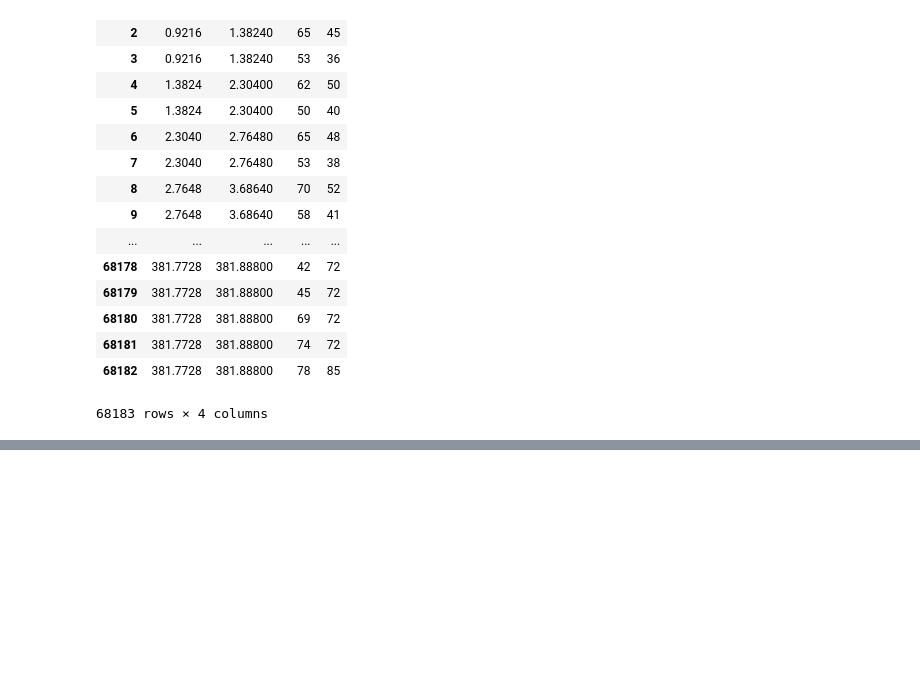
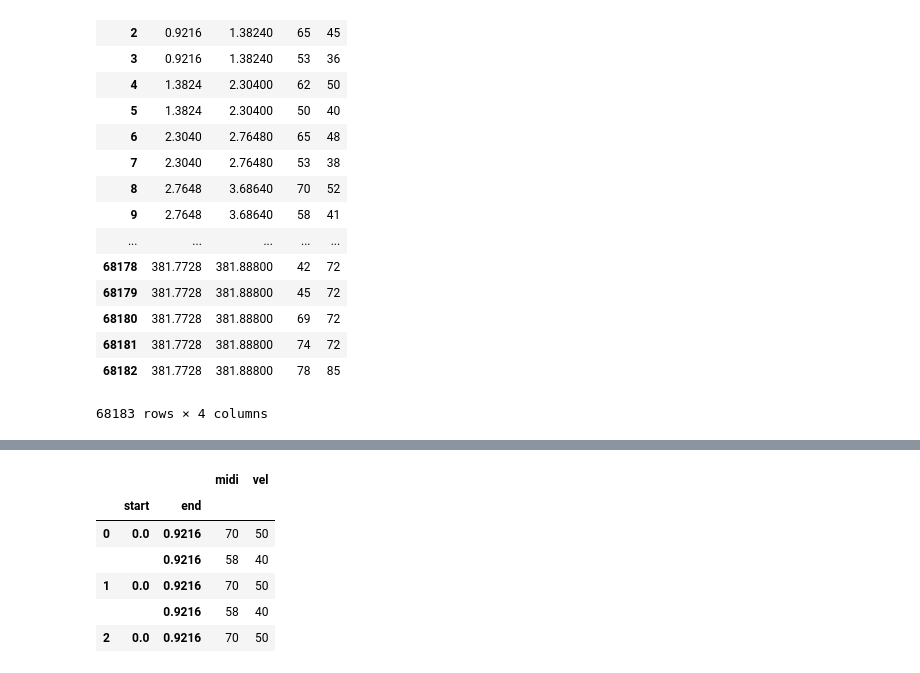
Before and after one commit to maxsun/MusicFinal, a Jupyter notebook: words.ipynb, the cells around one changed output, grey strips where cells are left out. Cells and saved outputs as stored; diff of their text form; code cells hidden in the pictures; blank space fills up the shorter version.

Commit message:
Finished word generation notebook

```diff
--- a/words.ipynb
+++ b/words.ipynb
@@ -198 +159,13 @@ sents.groupby('slice_id').get_group(1)
+# %%
+
+all_words = sents.droplevel(0)
+all_words.head()
+# %% [output]
+|  |  |  | midi | vel |
+|  | start | end |  |  |
+| 0 | 0.0 | 0.9216 | 70 | 50 |
+|  |  | 0.9216 | 58 | 40 |
+| 1 | 0.0 | 0.9216 | 70 | 50 |
+|  |  | 0.9216 | 58 | 40 |
+| 2 | 0.0 | 0.9216 | 70 | 50 |
 # %%
```
Also changed, not shown: parts of 16 cells of this notebook.
